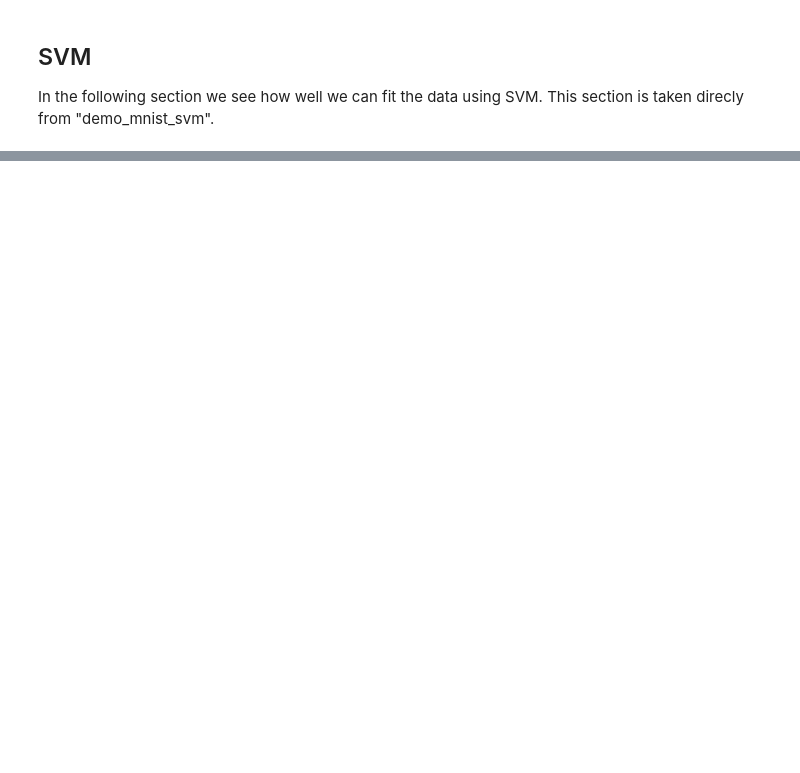
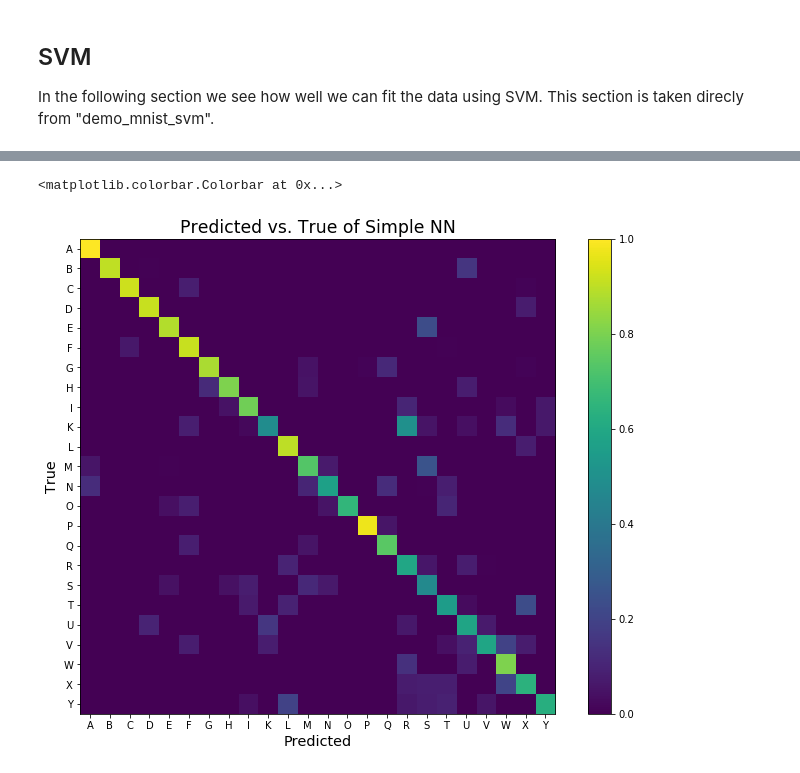
Before and after one commit to neilpretzel/ECE_4194_Project, a Jupyter notebook: ECE_4194_Project.ipynb, the cells around one changed output, grey strips where cells are left out. Drawn from its saved outputs; the diff is of its cells as text; code cells hidden in the pictures; blank space fills up the shorter version.

```diff
--- a/ECE_4194_Project.ipynb
+++ b/ECE_4194_Project.ipynb
@@ -438,0 +481,23 @@ plt.legend(['training accuracy', 'test accuracy'])
+# %%
+# Here we use the model to see its prediction for all X test and compare the prediction to actual y_test
+yhat_temp = model(Xts_torch)
+_, yhat_nn = torch.max(yhat_temp.data, 1)
+C = confusion_matrix(y_test,yhat_nn)
+
+# Normalize the confusion matrix
+Csum = np.sum(C,1)
+C = C / Csum[None,:]
+
+# Print the confusion matrix
+plt.figure(figsize=(12, 12))
+plt.subplots_adjust(left=.2, right=0.95, bottom=0.4, top=0.95)
+plt.imshow(C, interpolation='none')
+plt.xlabel("Predicted", fontsize= 'x-large')
+plt.ylabel("True", fontsize= 'x-large')
+plt.title("Predicted vs. True of Simple NN", fontsize= 'xx-large')
+plt.xticks(np.arange(24), alphabet)
+plt.yticks(np.arange(24), alphabet)
+plt.colorbar()
+# %% [output]
+<matplotlib.colorbar.Colorbar at 0x...>
+[figure, added]
```
Also changed, not shown: parts of 40 cells of this notebook.
